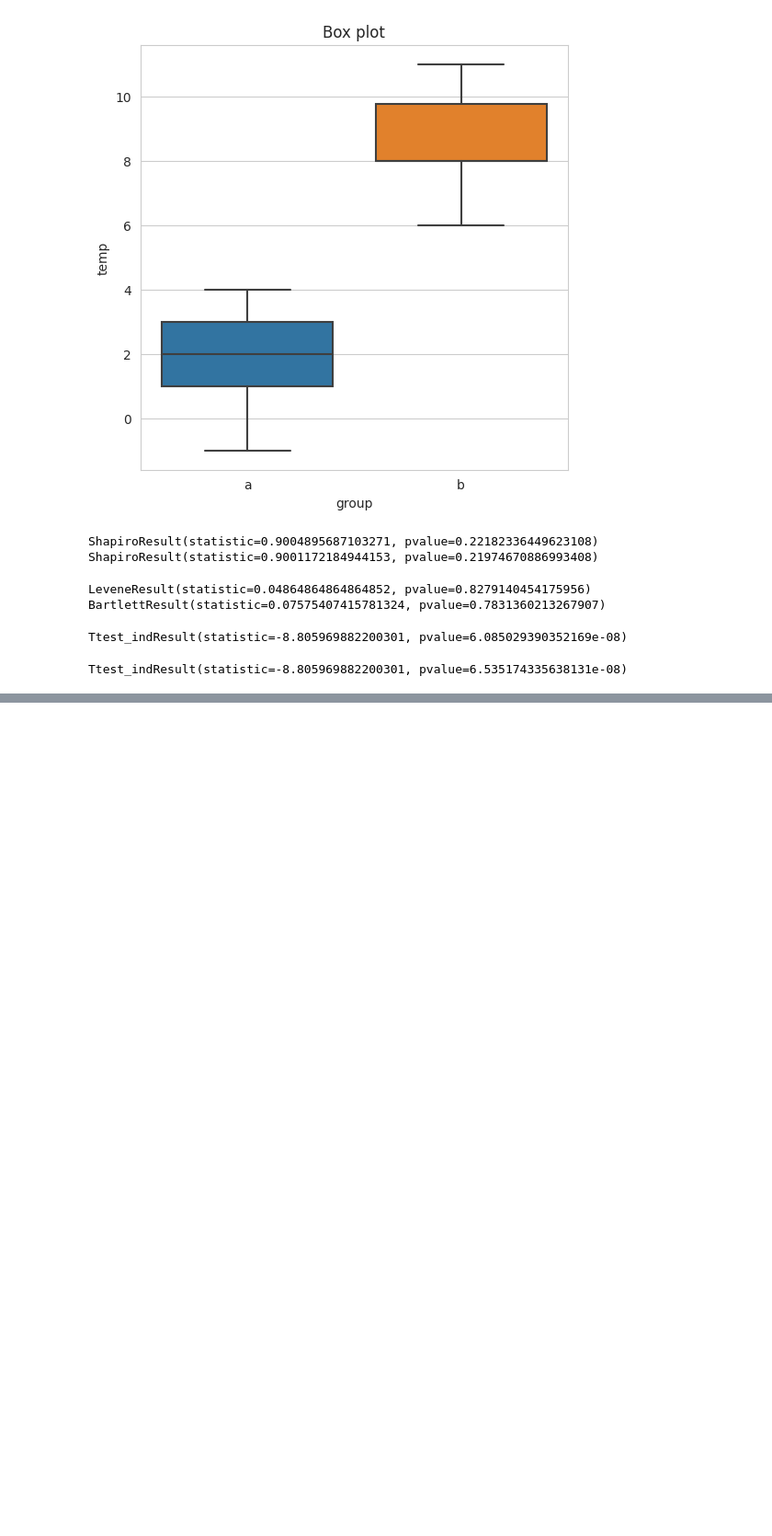
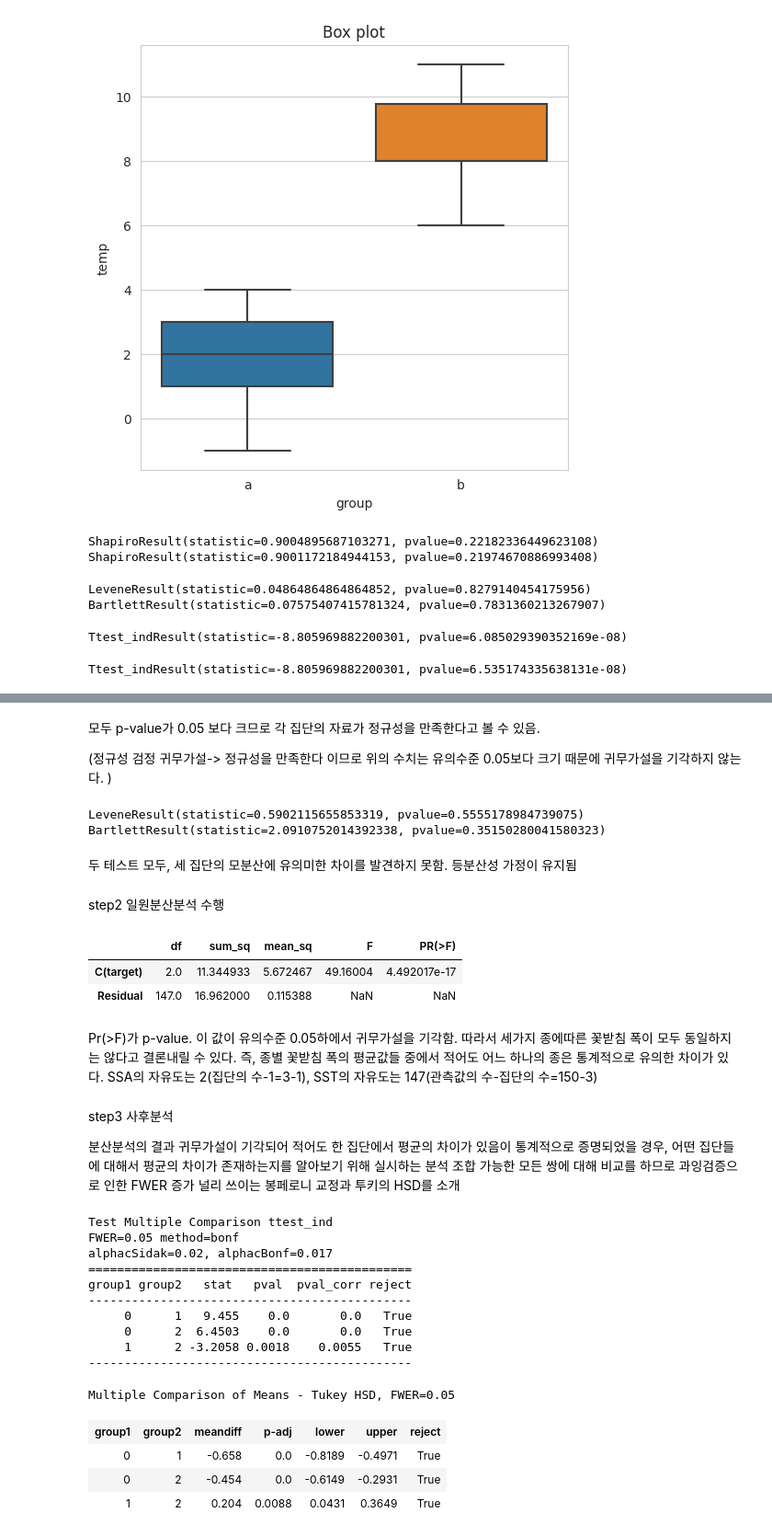
Before and after one commit to GUNWOOOH/ADP_-, a Jupyter notebook: ADP실습_1주차_통계분석.ipynb, the cells around one changed output, grey strips where cells are left out. Shown: that part at 92% size. Drawn from its saved outputs; the diff is of its cells as text; code cells hidden in the pictures; blank space fills up the shorter version.

```diff
--- a/ADP실습_1주차_통계분석.ipynb
+++ b/ADP실습_1주차_통계분석.ipynb
@@ -220,0 +314,8 @@ Ttest_indResult(statistic=-8.805969882200301, pvalue=6.535174335638131e-08)
+# %%
+from sklearn.datasets import load_iris
+
+iris = load_iris()
+data = pd.DataFrame(data=iris.data, columns=iris.feature_names)
+data['target'] = iris.target
+data.columns = ['sepal_length','sepal_width','petal_length','petal_width','target']
+data.head(3)
@@ -220,0 +340,71 @@ Ttest_indResult(statistic=-8.805969882200301, pvalue=6.535174335638131e-08)
+# %% [markdown]
+모두 p-value가 0.05 보다 크므로 각 집단의 자료가 정규성을 만족한다고 볼 수 있음.
+
+(정규성 검정 귀무가설-> 정규성을 만족한다 이므로 위의 수치는 유의수준 0.05보다 크기 때문에 귀무가설을 기각하지 않는다. )
+# %%
+#등분산성 확인 - 레빈 검증
+from scipy.stats import levene
+print(levene(data.sepal_width[data.target==0],
+      data.sepal_width[data.target==1],
+      data.sepal_width[data.target==2]))
+
+#등분산성 확인 - 바틀렛 검증
+from scipy.stats import bartlett
+print(bartlett(data.sepal_width[data.target==0],
+      data.sepal_width[data.target==1],
+      data.sepal_width[data.target==2]))
+# %% [output]
+LeveneResult(statistic=0.5902115655853319, pvalue=0.5555178984739075)
+BartlettResult(statistic=2.0910752014392338, pvalue=0.35150280041580323)
+# %% [markdown]
+두 테스트 모두, 세 집단의 모분산에 유의미한 차이를 발견하지 못함. 등분산성 가정이 유지됨
+# %% [markdown]
+step2 일원분산분석 수행
+# %%
+model = ols('sepal_width ~ C(target)', data).fit()
+anova_lm(model)
+# %% [output]
+|  | df | sum_sq | mean_sq | F | PR(>F) |
+| C(target) | 2.0 | 11.344933 | 5.672467 | 49.16004 | 4.492017e-17 |
+| Residual | 147.0 | 16.962000 | 0.115388 | NaN | NaN |
+# %% [markdown]
+Pr(>F)가 p-value. 이 값이 유의수준 0.05하에서 귀무가설을 기각함. 따라서 세가지 종에따른 꽃받침 폭이 모두 동일하지는 않다고 결론내릴 수 있다. 즉, 종별 꽃받침 폭의 평균값들 중에서 적어도 어느 하나의 종은 통계적으로 유의한 차이가 있다.
+SSA의 자유도는 2(집단의 수-1=3-1), SST의 자유도는 147(관측값의 수-집단의 수=150-3)
+# %% [markdown]
+step3 사후분석
+
+분산분석의 결과 귀무가설이 기각되어 적어도 한 집단에서 평균의 차이가 있음이 통계적으로 증명되었을 경우, 어떤 집단들에 대해서 평균의 차이가 존재하는지를 알아보기 위해 실시하는 분석
+조합 가능한 모든 쌍에 대해 비교를 하므로 과잉검증으로 인한 FWER 증가
+널리 쓰이는 봉페로니 교정과 투키의 HSD를 소개
+# %%
+#사후분석을 위한 준비
+from statsmodels.sandbox.stats.multicomp import MultiComparison
+import scipy.stats
+
+comp = MultiComparison(data.sepal_width, data.target)
+# %%
+#봉페로니 교정
+
+result = comp.allpairtest(scipy.stats.ttest_ind, method='bonf')
+print(result[0])
+
+#투키의 HSD - Tuckey's Honestly Significant Difference = "진정으로 유의미한 차이"
+from statsmodels.stats.multicomp import pairwise_tukeyhsd
+hsd = pairwise_tukeyhsd(data['sepal_width'], data['target'], alpha=0.05)
+hsd.summary()
+# %% [output]
+Test Multiple Comparison ttest_ind
+FWER=0.05 method=bonf
+alphacSidak=0.02, alphacBonf=0.017
+=============================================
+group1 group2   stat   pval  pval_corr reject
+---------------------------------------------
+     0      1   9.455    0.0       0.0   True
+     0      2  6.4503    0.0       0.0   True
+     1      2 -3.2058 0.0018    0.0055   True
+---------------------------------------------
+Multiple Comparison of Means - Tukey HSD, FWER=0.05
+| group1 | group2 | meandiff | p-adj | lower | upper | reject |
+| 0 | 1 | -0.658 | 0.0 | -0.8189 | -0.4971 | True |
+| 0 | 2 | -0.454 | 0.0 | -0.6149 | -0.2931 | True |
+| 1 | 2 | 0.204 | 0.0088 | 0.0431 | 0.3649 | True |
```
Also changed, not shown: parts of 16 cells of this notebook.
